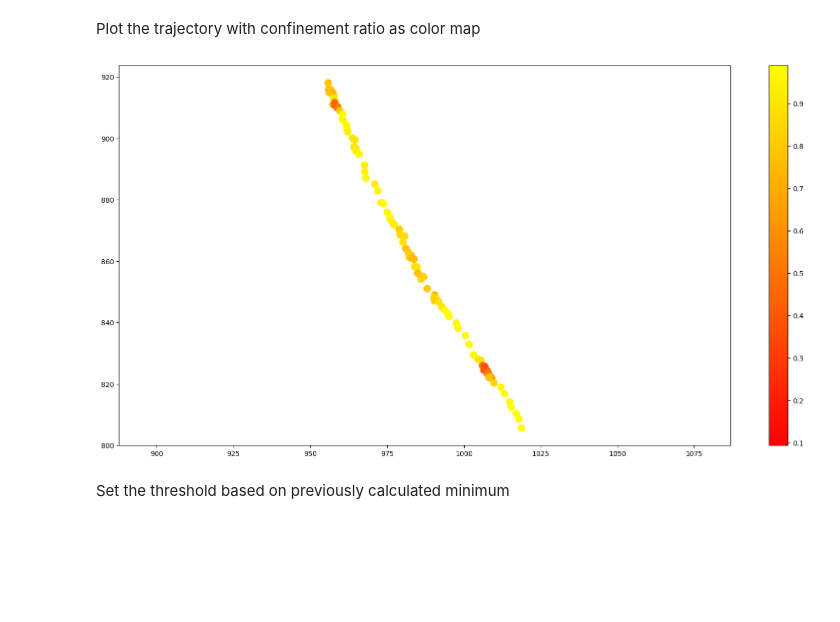
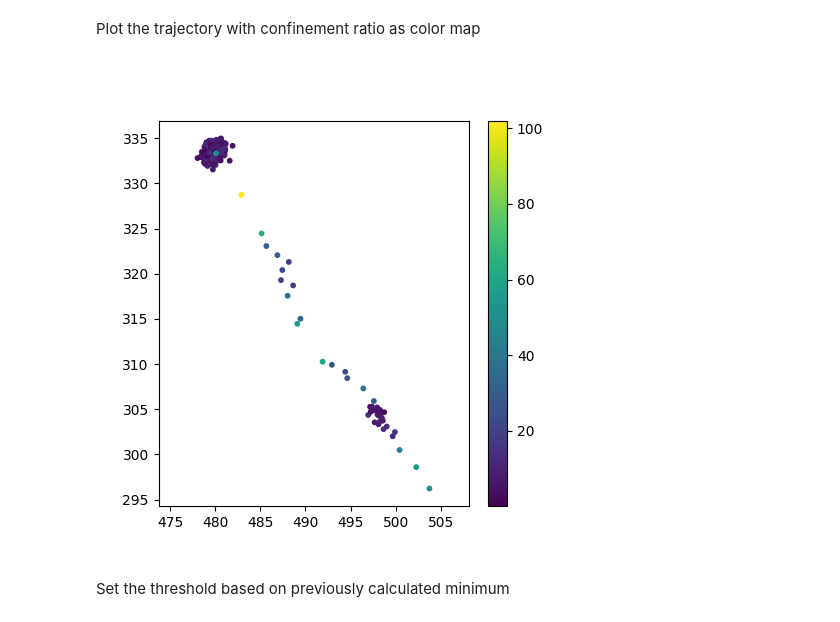
Before and after one commit to biophotlumin/mint, a Jupyter notebook: notebooks/rconf.ipynb, the cells around one changed output. Cells and saved outputs as stored; diff of their text form; code cells hidden in the pictures; blank space fills up the shorter version.

```diff
--- a/notebooks/rconf.ipynb
+++ b/notebooks/rconf.ipynb
@@ -97,7 +110,7 @@ traj.reset_index(inplace=True)
 # %% [markdown]
 Import a random trajectory
 # %%
-input_path = r'/media/lumin/DATA/VAMP2 vesicles/CONVERTED Results - 20241007_194933/CONVERTED' # Path to folder
+input_path = r'/media/lumin/SHG_tracking_data/TIRF Results - 20241209_102034' # Path to folder
 paths, names = get_file_list(input_path, 'csv')
 # %%
 paths = [p for p in paths if p.endswith('_rejoined.csv')]
@@ -110,5 +123,13 @@ traj.reset_index(inplace=True)
 # %%
 r_conf = confinement(traj.x, traj.y, 3) # Replace with desired sliding window size
 traj['r_conf'] = r_conf
+# %%
+traj.x = traj.x - traj.x.min()
+traj.y = traj.y - traj.y.min()
+traj.x = traj.x*0.195
+traj.y = traj.y*0.195
+# %%
+vel = inst_velocity(traj.x, traj.y, 0.05)
+traj['velocity'] = vel
 # %% [markdown]
 Plot the trajectory with confinement ratio as color map
@@ -115,12 +138,14 @@ Plot the trajectory with confinement ratio as color map
 # %%
 fig, ax1 = plt.subplots()
-fig.set_size_inches(20, 10)
-t = ax1.scatter(traj.x, traj.y,c=r_conf,cmap='autumn',s=100)
+fig.set_size_inches(5, 5)
+
+t = ax1.scatter(traj.x[:-2], traj.y[:-2],c=vel[:-2],cmap='viridis',s=10,norm=colors.Normalize(vmin=vel[:-2].min(), vmax=vel[:-2].max()))
 fig.colorbar(t, ax=ax1)
 plt.axis('equal')
+# plt.savefig(r'/home/lumin/Documents/traj.svg')
 plt.show()
 # %% [output]
-[figure, old version]
+[figure, new version]
 # %% [markdown]
 Set the threshold based on previously calculated minimum
 # %%
```
Also changed, not shown: parts of 14 cells of this notebook, 28 other files.
